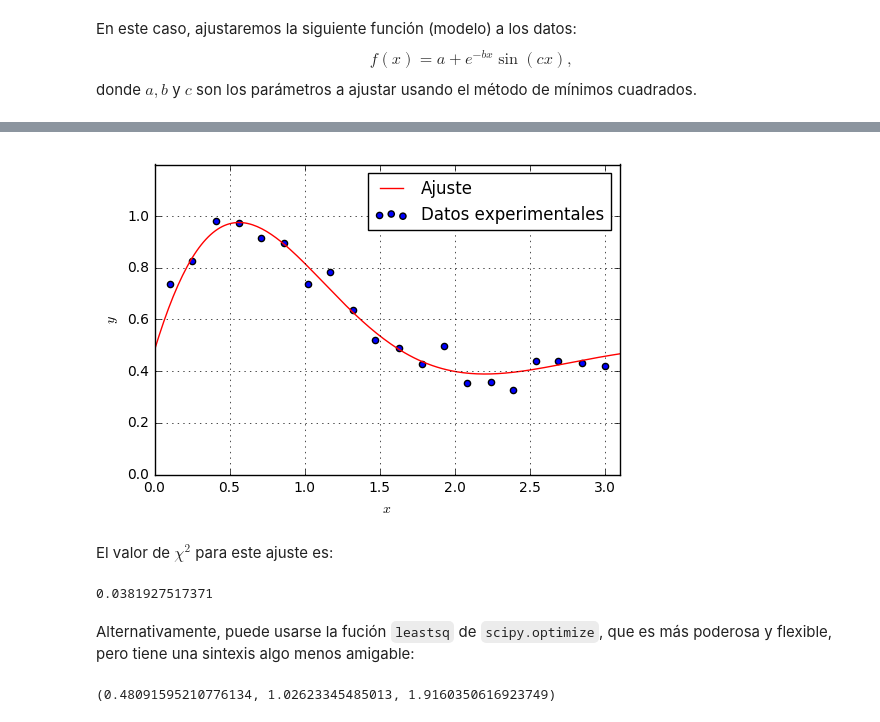
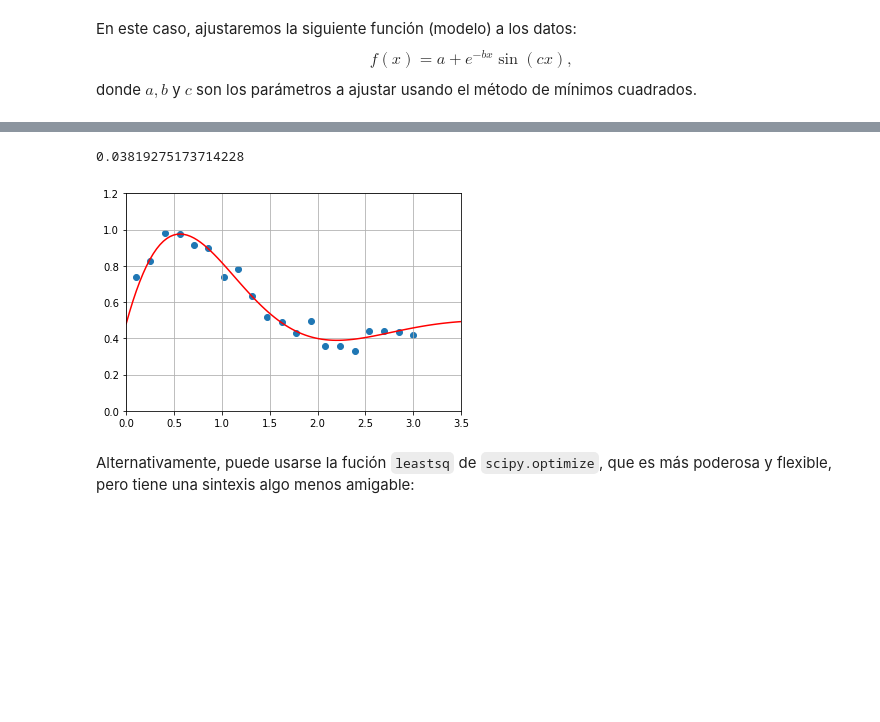
Before and after one commit to gfrubi/Lab, a Jupyter notebook: notebooks/amc-no-polinomico-no-ponderado.ipynb, the cells around one changed output, grey strips where cells are left out. Cells and saved outputs as stored; diff of their text form; code cells hidden in the pictures; blank space fills up the shorter version.

```diff
--- a/notebooks/amc-no-polinomico-no-ponderado.ipynb
+++ b/notebooks/amc-no-polinomico-no-ponderado.ipynb
@@ -38,3 +23,3 @@ Ingresamos primero la función que ajustaremos:
 # %%
 def f(x,a,b,c):
-    return a+exp(-b*x)*sin(c*x)
+    return a+np.exp(-b*x)*np.sin(c*x)
@@ -43,12 +26,11 @@ Antes de realizar el ajute, podemos explorar "a mano" cómo cambia la función a
 # %%
-from ipywidgets import interact
-xx=linspace(0,3.5,100)
+xx = np.linspace(0,3.5,100)
 def p(a=1,b=1,c=1):
-    scatter(x,y)
-    plot(xx,f(xx,a,b,c), color='red')
-    xlim(0,3.5)
-    ylim(0,1.2)
-    grid()
-    chi2 = sum((y-f(x,a,b,c))**2)
+    plt.scatter(x,y)
+    plt.plot(xx,f(xx,a,b,c), color='red')
+    plt.xlim(0,3.5)
+    plt.ylim(0,1.2)
+    plt.grid(True)
+    chi2 = np.sum((y-f(x,a,b,c))**2)
     print(chi2)
 # %%
@@ -76,19 +41,0 @@ Podemos ver cómo luce la curva obtenida con estos valores "óptimos" de los par
-# %%
-xx=linspace(0,3.1,200)
-scatter(x,y, label='Datos experimentales')
-plot(xx,f(xx,a,b,c),label='Ajuste',color='red')
-xlabel("$x$")
-ylabel("$y$")
-xlim(0,3.1)
-ylim(0,1.2)
-legend()
-grid()
-# %% [output]
-[figure, removed]
-# %% [markdown]
-El valor de $\chi^2$ para este ajuste es:
-# %%
-chi2 = sum((y-f(x,a,b,c))**2)
-print(chi2)
-# %% [output]
-0.0381927517371
@@ -95,13 +44,9 @@ print(chi2)
+# %%
+ao, bo, co = curve_fit(f,x,y)[0]
+# %%
+p(ao,bo,co)
+# %% [output]
+0.03819275173714228
+[figure, added]
 # %% [markdown]
 Alternativamente, puede usarse la fución `leastsq` de  `scipy.optimize`, que es más poderosa y flexible, pero tiene una sintexis algo menos amigable:
-# %%
-from scipy.optimize import leastsq
-
-def ep(a,x,y):
-    return a[0]+exp(-a[1]*x)*sin(a[2]*x)-y
-
-a_in=[1,1,1]
-(a2,b2,c2),_= leastsq(ep,a_in,args=(x,y))
-print(a2,b2,c2)
-# %% [output]
-(0.48091595210776134, 1.02623345485013, 1.9160350616923749)
```
Also changed, not shown: parts of 21 cells of this notebook, 1 other file.
